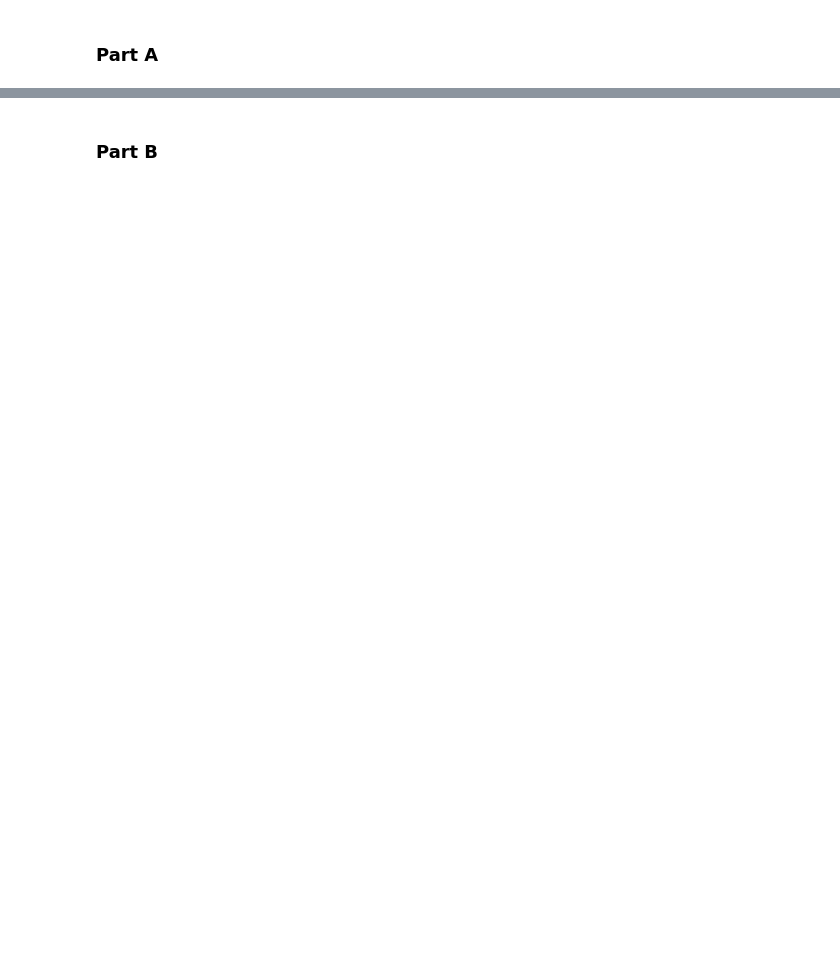
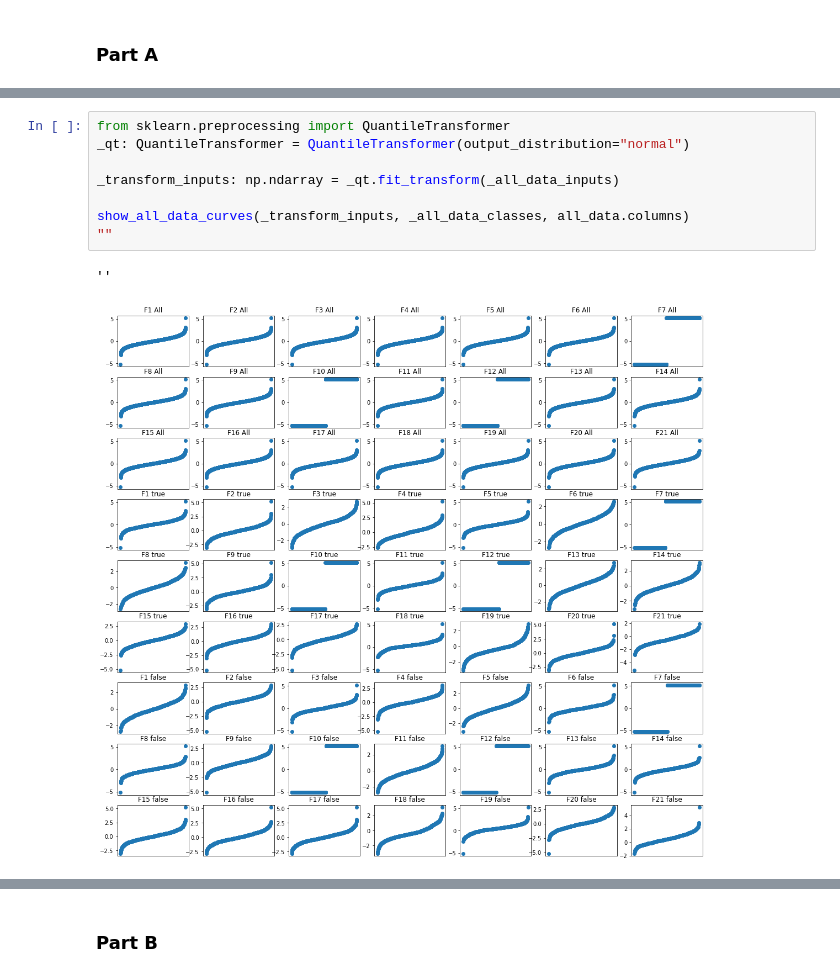
Before and after one commit to 11BelowStudio/ce802labs, a Jupyter notebook: assignment/CE802_P2_Notebook.ipynb, the cells around one changed output, grey strips where cells are left out. Drawn from its saved outputs; the diff is of its cells as text; blank space fills up the shorter version.

```diff
--- a/assignment/CE802_P2_Notebook.ipynb
+++ b/assignment/CE802_P2_Notebook.ipynb
@@ -7,0 +152,11 @@ import pandas as pd
+# %%
+from sklearn.preprocessing import QuantileTransformer
+_qt: QuantileTransformer = QuantileTransformer(output_distribution="normal")
+
+_transform_inputs: np.ndarray = _qt.fit_transform(_all_data_inputs)
+
+show_all_data_curves(_transform_inputs, _all_data_classes, all_data.columns)
+""
+# %% [output]
+''
+[figure, added]
```
Also changed, not shown: parts of 20 cells of this notebook.
